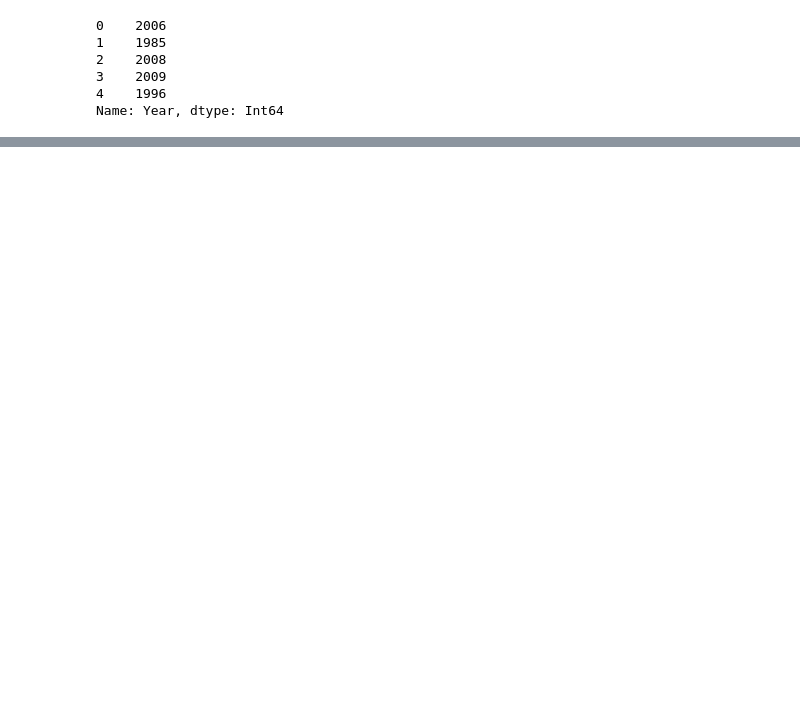
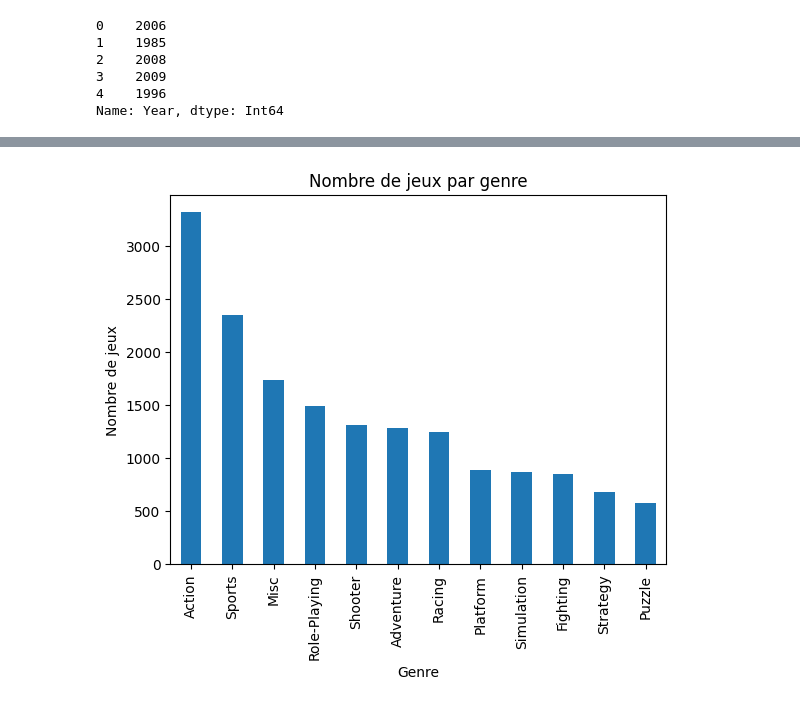
Before and after one commit to Ilyies07/video-games-data-analysis, a Jupyter notebook: analyse.ipynb, the cells around one changed output, grey strips where cells are left out. Cells and saved outputs as stored; diff of their text form; code cells hidden in the pictures; blank space fills up the shorter version.

```diff
--- a/analyse.ipynb
+++ b/analyse.ipynb
@@ -133,0 +174,10 @@ Name: Year, dtype: Int64
+# %%
+genreGroupe = df.groupby("Genre").size().sort_values(ascending=False)
+
+genreGroupe.plot(kind="bar")
+plt.xlabel("Genre")
+plt.ylabel("Nombre de jeux")
+plt.title("Nombre de jeux par genre")
+plt.show()
+# %% [output]
+[figure, added]
```
Also changed, not shown: parts of 35 cells of this notebook, 1 other file.
